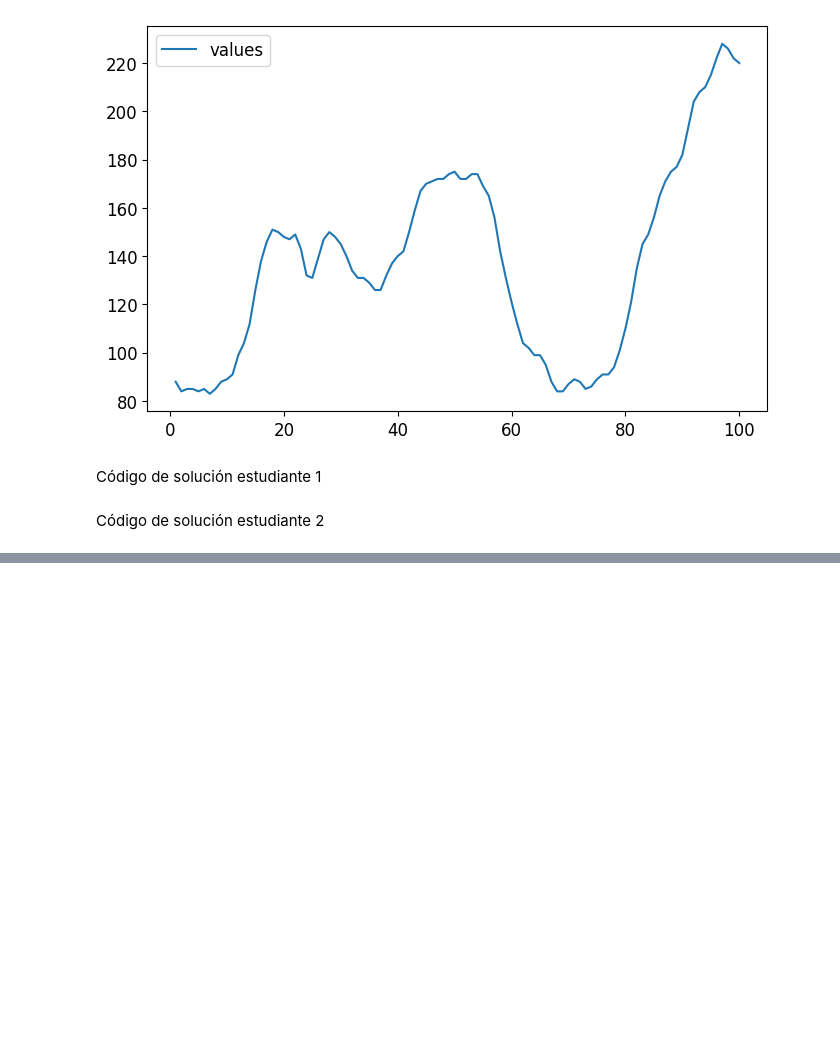
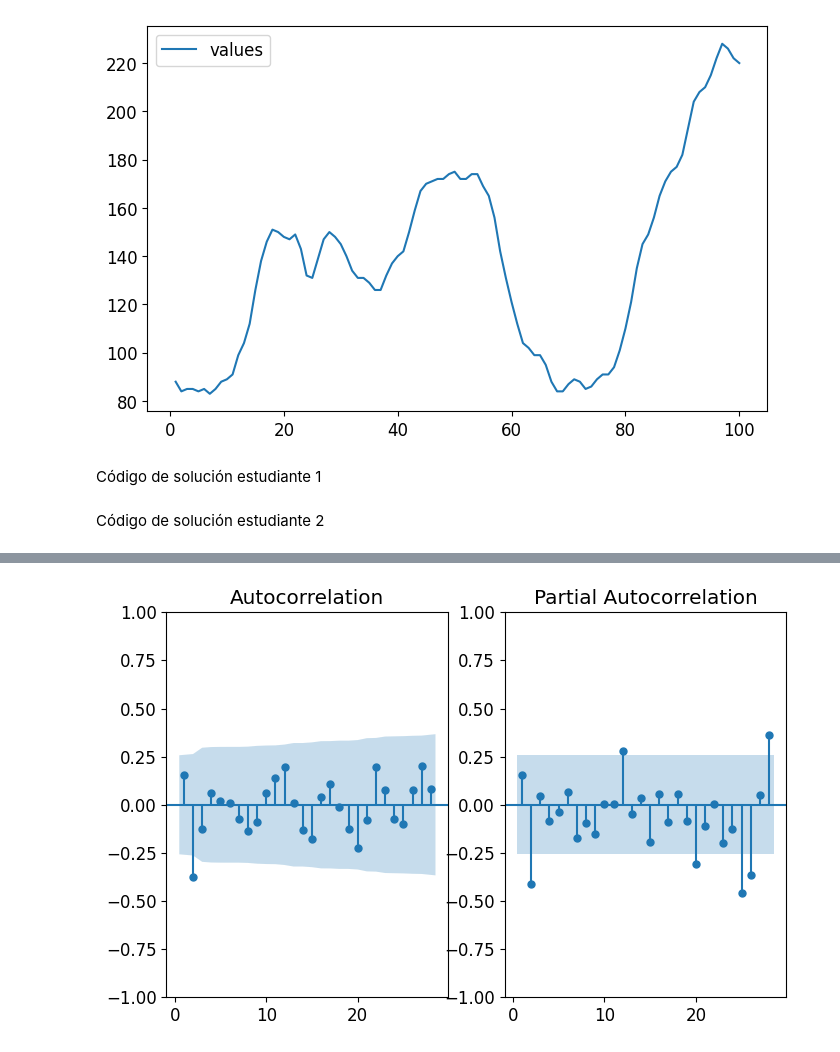
Before and after one commit to RafaJBZ/Tarea_2_RAJuarez_PAVilla, a Jupyter notebook: Tarea2.ipynb, the cells around one changed output, grey strips where cells are left out. Cells and saved outputs as stored; diff of their text form; code cells hidden in the pictures; blank space fills up the shorter version.

```diff
--- a/Tarea2.ipynb
+++ b/Tarea2.ipynb
@@ -88,0 +225,5 @@ Código de solución estudiante 2
+# %%
+# Diferenciamos ya que la serie no es estacionaria
+diff_scaled = data_scaled.diff().diff().dropna()
+# Realizamos el test de ADF
+adf_test(diff_scaled)
@@ -88,0 +241,8 @@ Código de solución estudiante 2
+# %%
+# Dividimos en train, test y validation
+train_scaled, val_scaled, test_scaled = train_val_test_split(diff_scaled)
+
+# Vemos las funciones de ACF y PACF
+plot_acf_pacf(train_scaled, {'lags':28})
+# %% [output]
+[figure, added]
```
Also changed, not shown: parts of 26 cells of this notebook.
